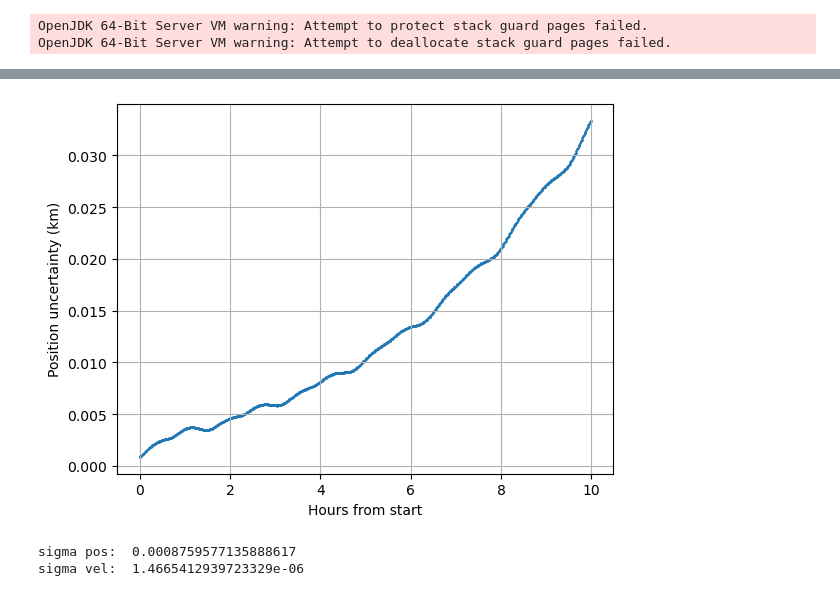
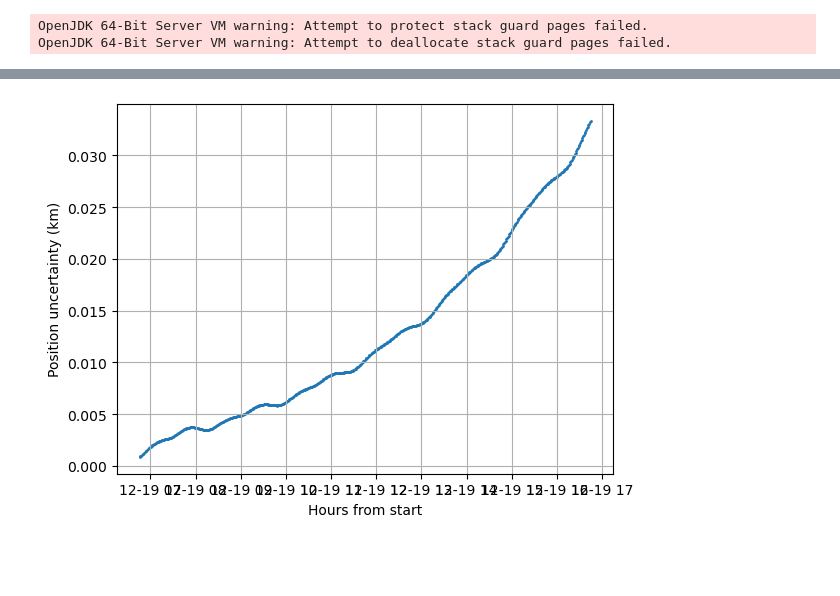
Before and after one commit to CharlesPlusC/ERP_tools, a Jupyter notebook: notebooks/OrbDet_Starlink.ipynb, the cells around one changed output, grey strips where cells are left out. Saved outputs shown, nothing was run; the diff lists cells and outputs as text; code cells hidden in the pictures; blank space fills up the shorter version.

```diff
--- a/notebooks/OrbDet_Starlink.ipynb
+++ b/notebooks/OrbDet_Starlink.ipynb
@@ -102,6 +102,9 @@ def spacex_ephem_to_df_w_cov(ephem_path: str) -> pd.DataFrame:
     })
 
     spacex_ephem_df['hours'] = (spacex_ephem_df['JD'] - spacex_ephem_df['JD'][0]) * 24 # hours since first timestamp
+    # calculate UTC time by applying jd_to_utc() to each JD value
+    spacex_ephem_df['UTC'] = spacex_ephem_df['JD'].apply(jd_to_utc)
+    # TODO: I am gaining 3 milisecond per minute in the UTC time. Why?
 
     return spacex_ephem_df
 # %%
@@ -127,14 +116,14 @@ spacex_ephem_dfwcov = spacex_ephem_to_df_w_cov("/Users/charlesc/Documents/GitHub
 # %%
 spacex_ephem_dfwcov.head()
 import matplotlib.pyplot as plt
 
 #calculate hours from start using spacex_ephem_dfwcov['JD']
 
 
-plt.scatter(spacex_ephem_dfwcov['hours'][0:600],spacex_ephem_dfwcov['sigma_pos'][0:600], s=1)
+plt.scatter(spacex_ephem_dfwcov['UTC'][0:600],spacex_ephem_dfwcov['sigma_pos'][0:600], s=1)
 plt.xlabel('Hours from start')
 plt.ylabel('Position uncertainty (km)')
 plt.grid()
 # plt.plot(spacex_ephem_dfwcov['JD'],spacex_ephem_dfwcov['sigma_vel'])
 # %% [output]
-[figure, old version]
+[figure, new version]
@@ -150,24 +129,0 @@ orekitRange = PV()
-# %%
-import numpy as np
-def create_symmetric_corr_matrix(lower_triangular_data):
-    cov_matrix = np.zeros((6, 6))
-    row, col = np.tril_indices(6)
-    cov_matrix[row, col] = lower_triangular_data
-    cov_matrix = cov_matrix + cov_matrix.T - np.diag(cov_matrix.diagonal())
-    std_dev = np.sqrt(np.diag(cov_matrix))
-    return std_dev
-
-# Extract covariance data for the first record as an example
-cov_data = spacex_ephem_dfwcov.iloc[0, 7:].values
-
-# Calculate standard deviations
-std_devs = create_symmetric_corr_matrix(cov_data)
-
-# Separate standard deviations for position (x, y, z) and velocity (u, v, w)
-sigma_position = np.mean(std_devs[:3]) # Assuming equal uncertainty in x, y, z
-print("sigma pos: ", sigma_position)
-sigma_velocity = np.mean(std_devs[3:]) # Assuming equal uncertainty in u, v, w
-print("sigma vel: ", sigma_velocity)
-# %% [output]
-sigma pos:  0.0008759577135888617
-sigma vel:  1.4665412939723329e-06
```
Also changed, not shown: parts of 6 cells of this notebook, 1 other file.
